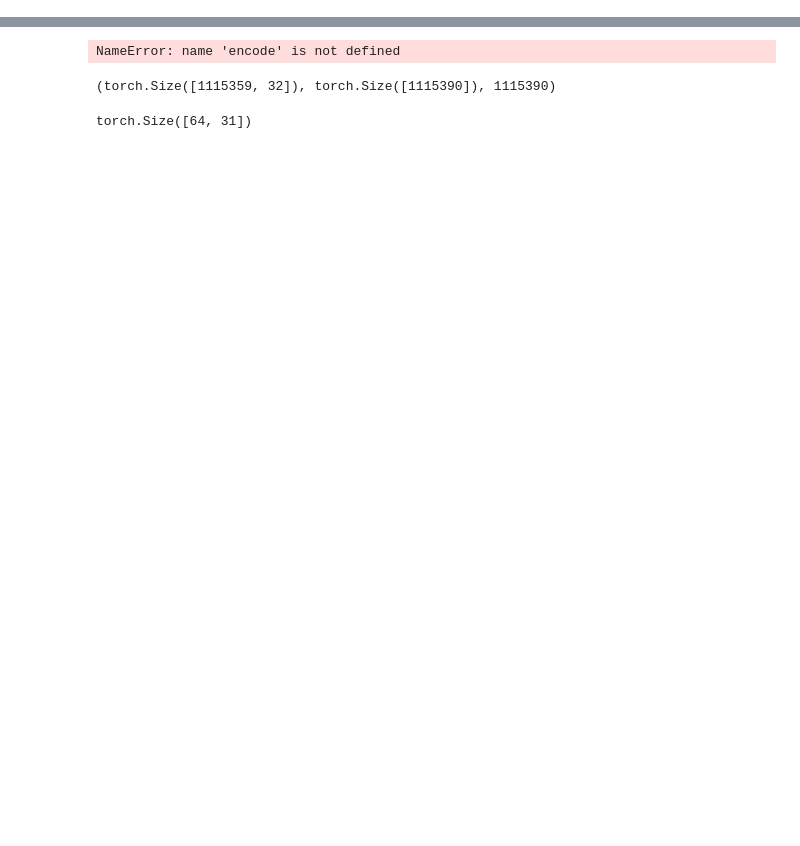
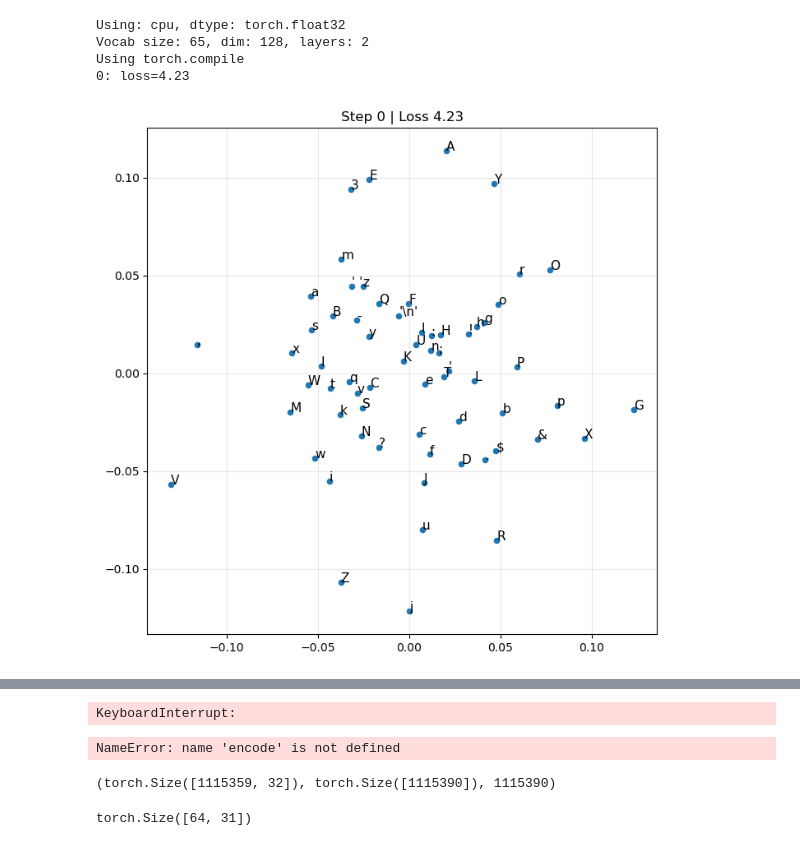
Before and after one commit to uncoded0123/minimal_transformer, a Jupyter notebook: minimal_transformer.ipynb, the cells around one changed output, grey strips where cells are left out. Cells and saved outputs as stored; diff of their text form; code cells hidden in the pictures; blank space fills up the shorter version.

Commit message:
created cell to graph every n iters for chars in 2D

```diff
--- a/minimal_transformer.ipynb
+++ b/minimal_transformer.ipynb
@@ -22,6 +22,7 @@ dim = 128 # embedding vector (aka token vector) length
 n_layers = 2 # number of transformer blocks
 mlp_dim = 256 # hidden layer 1 nodes in MLP
 ctx_len = 32 # how many tokens it looks at, at once
+plot_every = 1000 # plot embedding map every N iterations
 
 # load data
 with open("input.txt", "r") as f:
@@ -196,30 +197,39 @@ grad sequence: [4, 2, 6, 1]
 Step 1: m = 0.9(0)   + 0.1(4) = 0.4
 Step 2: m = 0.9(0.4) + 0.1(2) = 0.56
 Step 3: m = 0.9(0.56)+ 0.1(6) = 1.104
 Step 4: m = 0.9(1.104)+0.1(1) = 1.094
 
 
 
 m = momentum (direction to go)
 √v = adapts step size (Ada part)
 ε = tiny number to avoid division by zero (~1e-8)
 lr = learning rate
 Adam = Adaptive + Momentum combined.
 '''
 
 
 for i in range(10000): # number of training iterations, each iteration is one batch of training examples
     idx = torch.randint(0, all_seqs.shape[0], (batch_size,)) # random rows of context to process. also, part of the benifit of looking at parts of instead of the whole file is kind of like cnn translation invariance where it can learn patterns regardless of where they are in the context window, like learning cat ear shape no matter it is in an image. shape (batch_size,) because it's a list of row indices to select for the batch
     x = all_seqs[idx, :-1] # shape (batch_size, ctx_len-1) grabs random row, all elements in that row except the last, to predict all row elements in y (y is same indeices in x but shifted by + 1)
     y = all_seqs[idx, 1:] # grabs same row as x, grabs same elements as x but shifted by + 1, so each element becomes what the transformer should predict, aka next token prediction. each y element is the correct next token.
 
     logits = forward(x) # raw results from the transformer. makes tensors same shape, ignores dim 0, does regular matmul, then puts dim 0 in resulting tensor. shape (batch_size, ctx_len-1, vocab_size) because forward returns x @ emb.T and x is (B, T, 128) and emb.T is (128, vocab_size)
     # print(f'{logits.shape=}')
     loss = F.cross_entropy(logits.view(-1, vocab_size), y.view(-1)) # logits becomes shape rows = every prediction in batch and every context len prediction in that batch, columns are each vocab letter, y indexes into the target index of each prediction. then each of those goes into negative natural log, then all the outputs are averaged, that is the loss.
 
     opt.zero_grad() # makes all grads 0 so they don't add (or accumulate) to previous batch of grads
     loss.backward() # computes gradients (partial derivatives of loss w.r.t. each parameter) via backpropagation, stores them in each tensor's .grad
     opt.step() #updates weights with grads from loss.backward()
 
     if i % 100 == 0: # every 100 iterations print loss
         print(f"{i}: loss={loss.item():.2f}") # loss.item() gets the scalar value of the loss tensor for printing, and formats it to 2 decimal places
+
+    if i % plot_every == 0: # plot embedding map every plot_every iterations, scroll to see improvement over time
+        plot_embeddings(i, loss.item())
+# %% [output]
+Using: cpu, dtype: torch.float32
+Vocab size: 65, dim: 128, layers: 2
+Using torch.compile
+0: loss=4.23
+[figure, added]
@@ -226,3 +247,4 @@ for i in range(10000): # number of training iterations, each iteration is one ba
+KeyboardInterrupt:
 # %%
 # generate
 ctx = "First Citizen"
```
Also changed, not shown: parts of 2 cells of this notebook.
